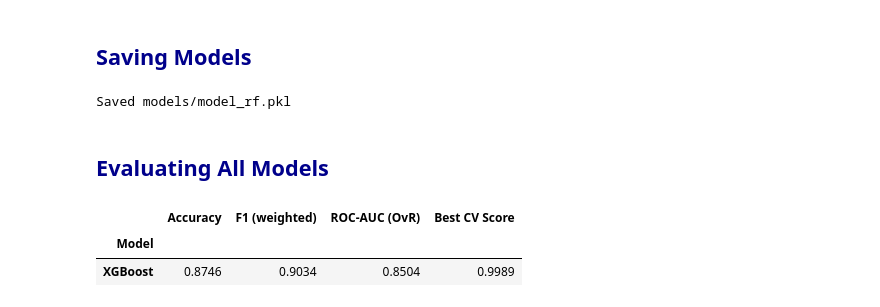
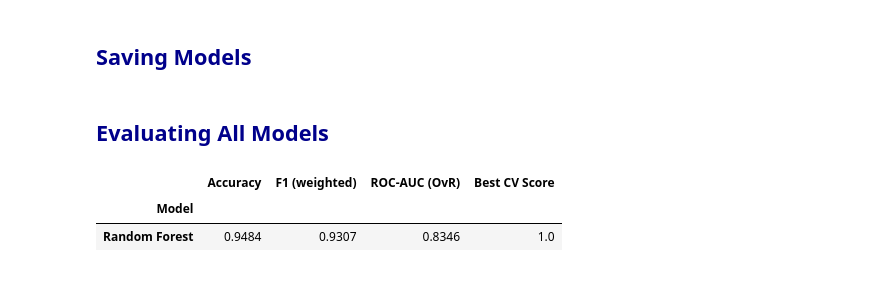
Before and after one commit to kalasamuel/CompanyBankruptcyML, a Jupyter notebook: bankruptcy_prediction_multi_clasiification.ipynb, the cells around one changed output. Saved outputs shown, nothing was run; the diff lists cells and outputs as text; code cells hidden in the pictures.

```diff
--- a/bankruptcy_prediction_multi_clasiification.ipynb
+++ b/bankruptcy_prediction_multi_clasiification.ipynb
@@ -534,44 +534,42 @@ os.makedirs("models", exist_ok=True)
 with open("models/model_rf.pkl", "wb") as f:
     pickle.dump(model_rf.best_estimator_, f)
 
-with open("models/model_boost.pkl", "wb") as f:
-    pickle.dump(model_boost.best_estimator_, f)
+#with open("models/model_boost.pkl", "wb") as f:
+    #pickle.dump(model_boost.best_estimator_, f)
 
-with open("models/model_xgb.pkl", "wb") as f:
-    pickle.dump(model_xgb.best_estimator_, f)
+#with open("models/model_xgb.pkl", "wb") as f:
+    #pickle.dump(model_xgb.best_estimator_, f)
-# %% [output]
-Saved models/model_rf.pkl
 # %% [markdown]
 <h2 style="color:darkblue";> Evaluating All Models</h2>
 # %%
 models = {
     "Random Forest": model_rf_top20,
-    "Gradient Boosting": model_boost,
-    "XGBoost": model_xgb
+    ##"Gradient Boosting": model_boost,
+    #"XGBoost": model_xgb
 }
 
 test_sets = {
     "Random Forest": X_test_top20,
-    "Gradient Boosting": X_test,
-    "XGBoost": X_test_xgb
+    ##"Gradient Boosting": X_test,
+    #"XGBoost": X_test_xgb
 }
 
 results = []
 for name, model in models.items():
     X_eval = test_sets[name]
     y_pred = model.predict(X_eval)
     y_prob = model.predict_proba(X_eval)
     results.append({
         "Model": name,
         "Accuracy": accuracy_score(y_test, y_pred),
         "F1 (weighted)": f1_score(y_test, y_pred, average="weighted"),
         "ROC-AUC (OvR)": roc_auc_score(y_test, y_prob, multi_class="ovr"),
         "Best CV Score": model.best_score_
     })
 
 all_model_evaluation_df = pd.DataFrame(results).set_index("Model").round(4)
 all_model_evaluation_df
 # %% [output]
 |  | Accuracy | F1 (weighted) | ROC-AUC (OvR) | Best CV Score |
 | Model |  |  |  |  |
-| XGBoost | 0.8746 | 0.9034 | 0.8504 | 0.9989 |
+| Random Forest | 0.9484 | 0.9307 | 0.8346 | 1.0 |
```
Also changed, not shown: 1 other file.
